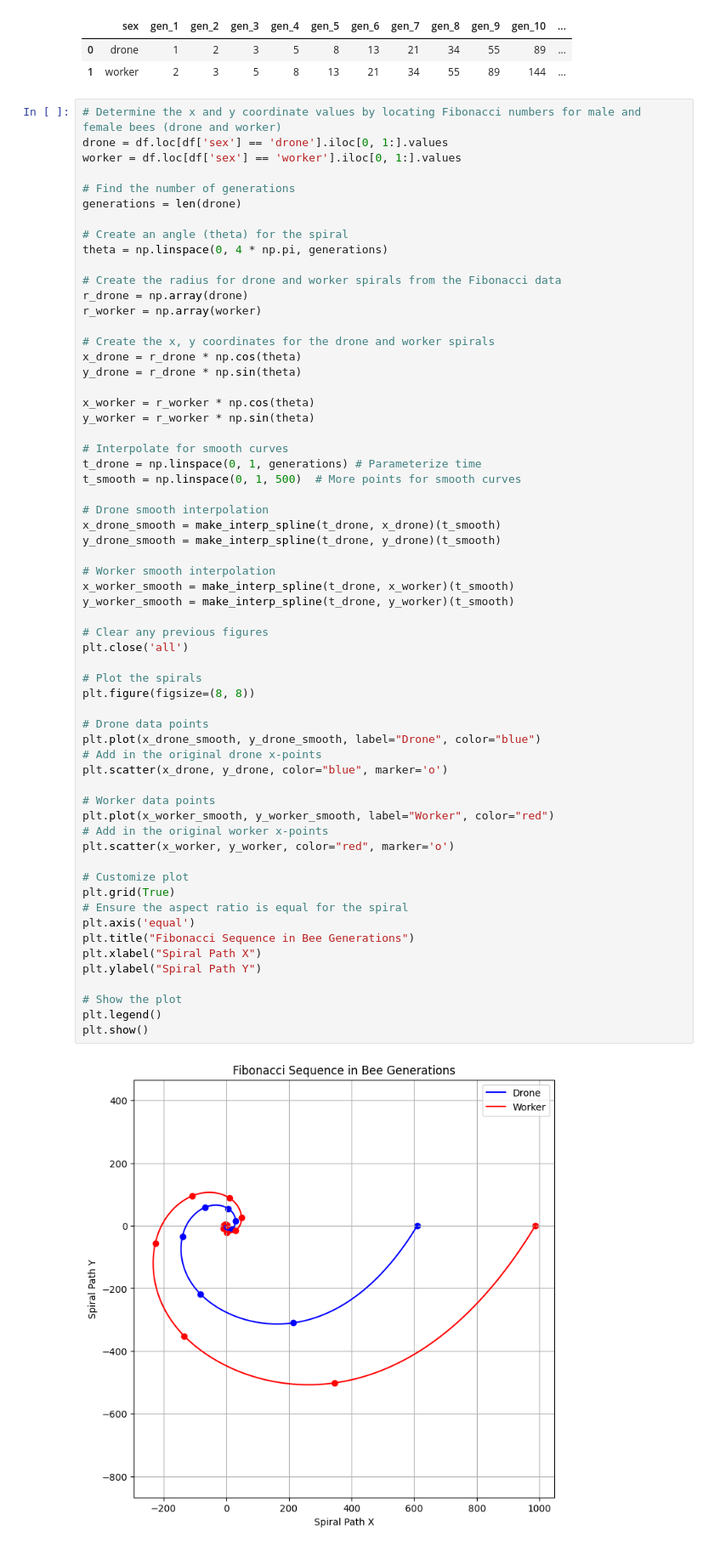
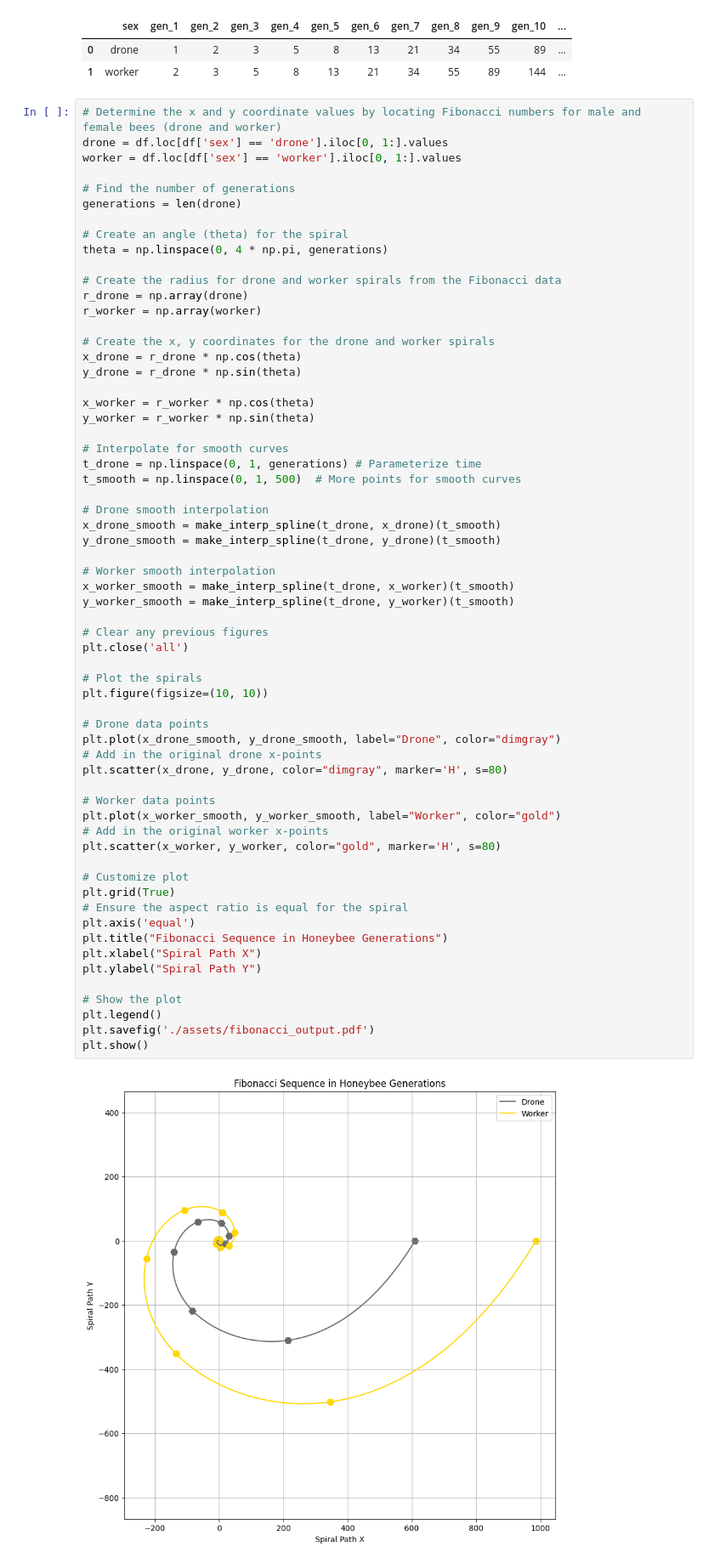
Before and after one commit to erincameron11/the-art-in-numbers, a Jupyter notebook: fibonacci.ipynb, the cells around one changed output. Shown at 85% size. Saved outputs shown, nothing was run; the diff lists cells and outputs as text.

```diff
--- a/fibonacci.ipynb
+++ b/fibonacci.ipynb
@@ -56,37 +58,38 @@ t_smooth = np.linspace(0, 1, 500)  # More points for smooth curves
 # Drone smooth interpolation
 x_drone_smooth = make_interp_spline(t_drone, x_drone)(t_smooth)
 y_drone_smooth = make_interp_spline(t_drone, y_drone)(t_smooth)
 
 # Worker smooth interpolation
 x_worker_smooth = make_interp_spline(t_drone, x_worker)(t_smooth)
 y_worker_smooth = make_interp_spline(t_drone, y_worker)(t_smooth)
 
 # Clear any previous figures
 plt.close('all')
 
 # Plot the spirals
-plt.figure(figsize=(8, 8))
+plt.figure(figsize=(10, 10))
 
 # Drone data points
-plt.plot(x_drone_smooth, y_drone_smooth, label="Drone", color="blue")
+plt.plot(x_drone_smooth, y_drone_smooth, label="Drone", color="dimgray")
 # Add in the original drone x-points
-plt.scatter(x_drone, y_drone, color="blue", marker='o')
+plt.scatter(x_drone, y_drone, color="dimgray", marker='H', s=80)
 
 # Worker data points
-plt.plot(x_worker_smooth, y_worker_smooth, label="Worker", color="red")
+plt.plot(x_worker_smooth, y_worker_smooth, label="Worker", color="gold")
 # Add in the original worker x-points
-plt.scatter(x_worker, y_worker, color="red", marker='o')
+plt.scatter(x_worker, y_worker, color="gold", marker='H', s=80)
 
 # Customize plot
 plt.grid(True)
 # Ensure the aspect ratio is equal for the spiral
 plt.axis('equal')
-plt.title("Fibonacci Sequence in Bee Generations")
+plt.title("Fibonacci Sequence in Honeybee Generations")
 plt.xlabel("Spiral Path X")
 plt.ylabel("Spiral Path Y")
 
 # Show the plot
 plt.legend()
+plt.savefig('./assets/fibonacci_output.pdf')
 plt.show()
 # %% [output]
-[figure, old version]
+[figure, new version]
```
Also changed, not shown: parts of 1 cell of this notebook, 7 other files.
